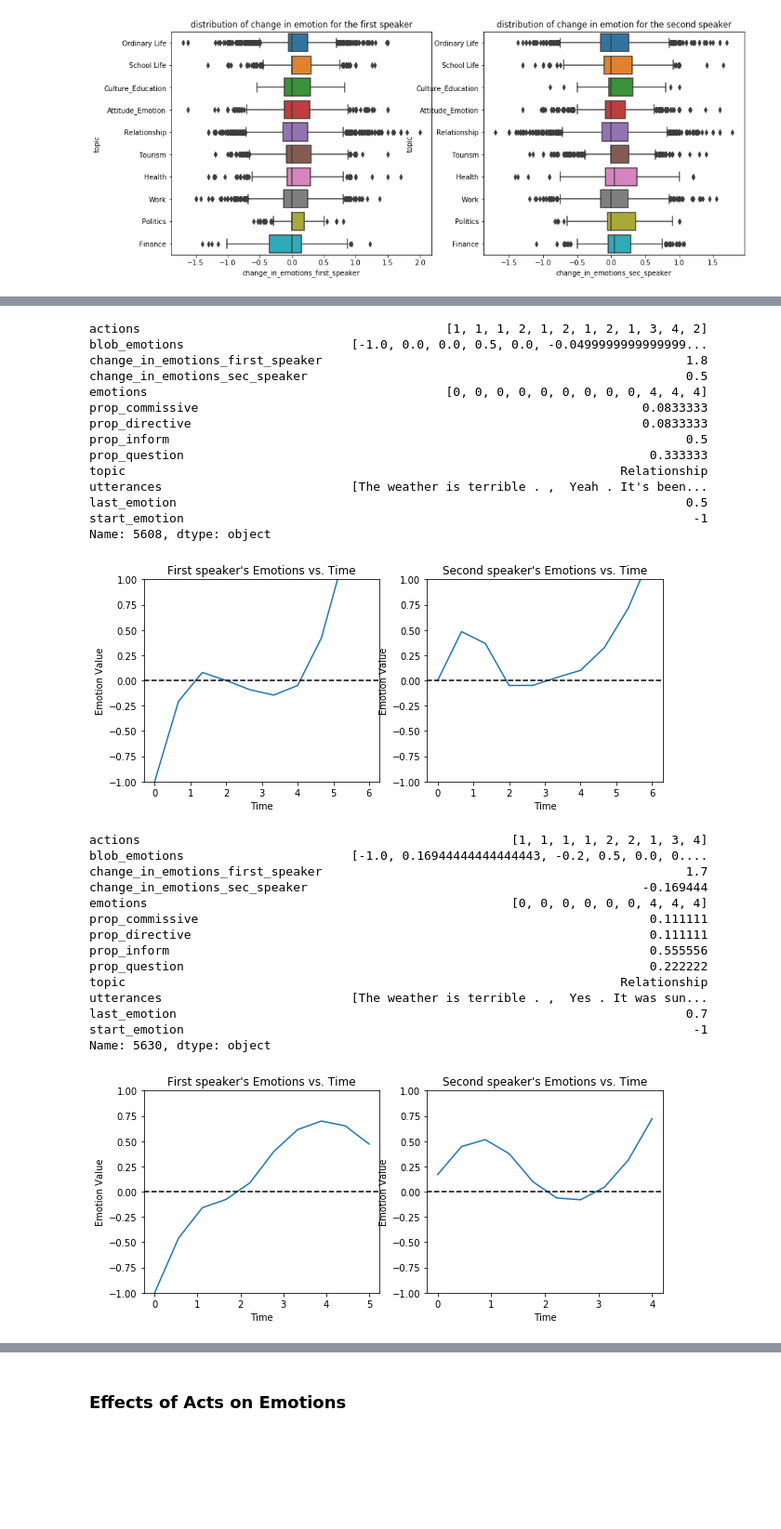
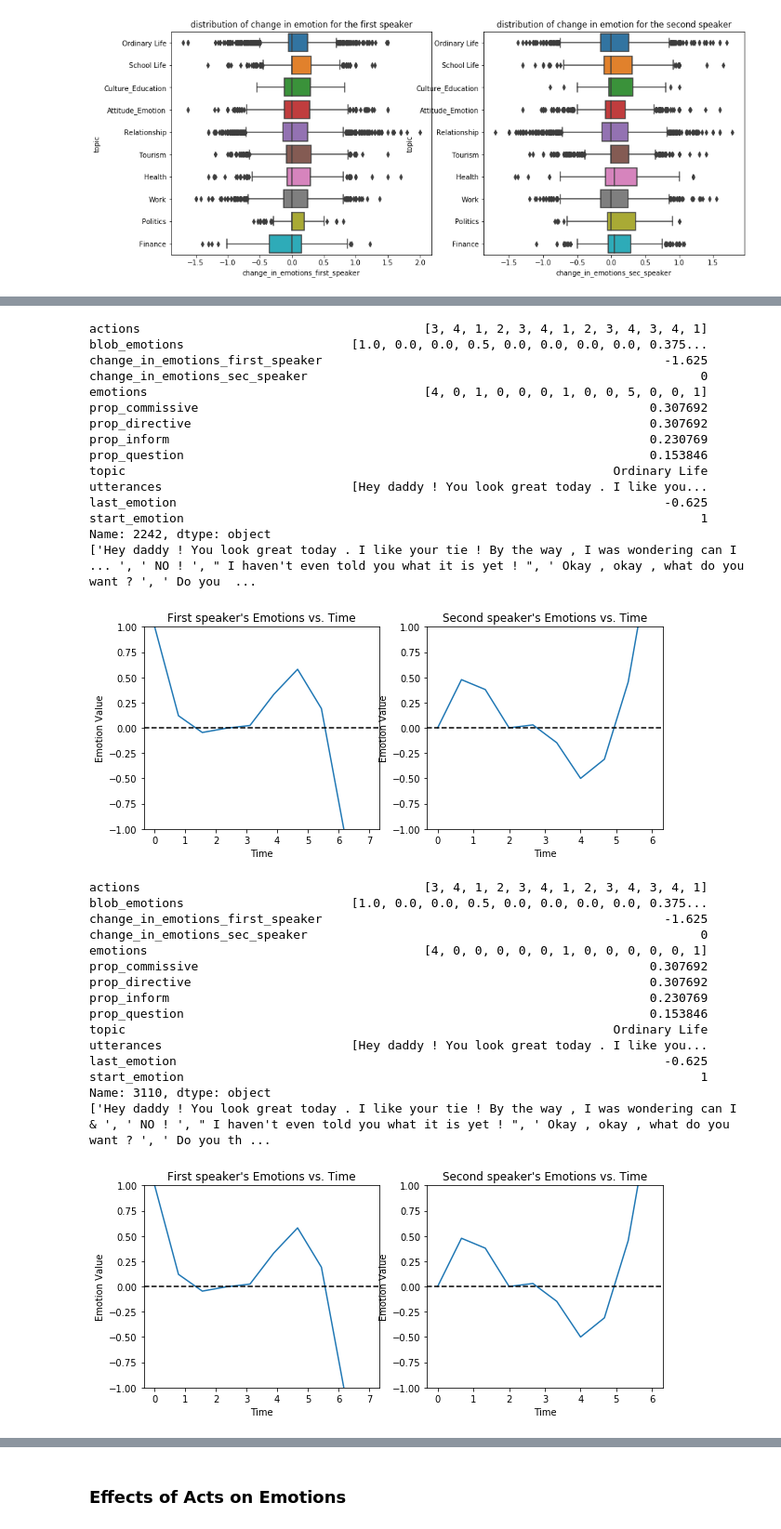
Before and after one commit to zmahoor/loris_ai_data_challenge, a Jupyter notebook: question_1.ipynb, the cells around one changed output, grey strips where cells are left out. Shown at 93% size. Drawn from its saved outputs; the diff is of its cells as text; code cells hidden in the pictures; blank space fills up the shorter version.

```diff
--- a/question_1.ipynb
+++ b/question_1.ipynb
@@ -284,8 +379,9 @@ plt.show()
 # %%
-largest_change = emotions_df.nlargest(3, 'change_in_emotions_first_speaker', keep='first')
+largest_change = emotions_df.nsmallest(3, 'change_in_emotions_first_speaker', keep='first')
 
 for index, row in largest_change.iterrows():
     print(row)
+    print(row['utterances'])
     row_dict = row.to_dict()
     plot_emotions(row_dict['blob_emotions'][::2], row_dict['blob_emotions'][1::2])
 # %% [output]
@@ -307,30 +404,32 @@ Name: 7483, dtype: object
-actions                                          [1, 1, 1, 2, 1, 2, 1, 2, 1, 3, 4, 2]
-blob_emotions                       [-1.0, 0.0, 0.0, 0.5, 0.0, -0.0499999999999999...
-change_in_emotions_first_speaker                                                  1.8
-change_in_emotions_sec_speaker                                                    0.5
-emotions                                         [0, 0, 0, 0, 0, 0, 0, 0, 0, 4, 4, 4]
-prop_commissive                                                             0.0833333
-prop_directive                                                              0.0833333
-prop_inform                                                                       0.5
-prop_question                                                                0.333333
-topic                                                                    Relationship
-utterances                          [The weather is terrible . ,  Yeah . It's been...
-last_emotion                                                                      0.5
-start_emotion                                                                      -1
-Name: 5608, dtype: object
+actions                                       [3, 4, 1, 2, 3, 4, 1, 2, 3, 4, 3, 4, 1]
+blob_emotions                       [1.0, 0.0, 0.0, 0.5, 0.0, 0.0, 0.0, 0.0, 0.375...
+change_in_emotions_first_speaker                                               -1.625
+change_in_emotions_sec_speaker                                                      0
+emotions                                      [4, 0, 1, 0, 0, 0, 1, 0, 0, 5, 0, 0, 1]
+prop_commissive                                                              0.307692
+prop_directive                                                               0.307692
+prop_inform                                                                  0.230769
+prop_question                                                                0.153846
+topic                                                                   Ordinary Life
+utterances                          [Hey daddy ! You look great today . I like you...
+last_emotion                                                                   -0.625
+start_emotion                                                                       1
+Name: 2242, dtype: object
+['Hey daddy ! You look great today . I like your tie ! By the way , I was wondering can I ... ', ' NO ! ', " I haven't even told you what it is yet ! ", ' Okay , okay , what do you want ? ', ' Do you  ...
-[figure, old version]
+[figure, new version]
-actions                                                   [1, 1, 1, 1, 2, 2, 1, 3, 4]
-blob_emotions                       [-1.0, 0.16944444444444443, -0.2, 0.5, 0.0, 0....
-change_in_emotions_first_speaker                                                  1.7
-change_in_emotions_sec_speaker                                              -0.169444
-emotions                                                  [0, 0, 0, 0, 0, 0, 4, 4, 4]
-prop_commissive                                                              0.111111
-prop_directive                                                               0.111111
-prop_inform                                                                  0.555556
-prop_question                                                                0.222222
-topic                                                                    Relationship
-utterances                          [The weather is terrible . ,  Yes . It was sun...
-last_emotion                                                                      0.7
-start_emotion                                                                      -1
-Name: 5630, dtype: object
+actions                                       [3, 4, 1, 2, 3, 4, 1, 2, 3, 4, 3, 4, 1]
+blob_emotions                       [1.0, 0.0, 0.0, 0.5, 0.0, 0.0, 0.0, 0.0, 0.375...
+change_in_emotions_first_speaker                                               -1.625
+change_in_emotions_sec_speaker                                                      0
+emotions                                      [4, 0, 0, 0, 0, 0, 1, 0, 0, 0, 0, 0, 1]
+prop_commissive                                                              0.307692
+prop_directive                                                               0.307692
+prop_inform                                                                  0.230769
+prop_question                                                                0.153846
+topic                                                                   Ordinary Life
+utterances                          [Hey daddy ! You look great today . I like you...
+last_emotion                                                                   -0.625
+start_emotion                                                                       1
+Name: 3110, dtype: object
+['Hey daddy ! You look great today . I like your tie ! By the way , I was wondering can I & ', ' NO ! ', " I haven't even told you what it is yet ! ", ' Okay , okay , what do you want ? ', ' Do you th ...
-[figure, old version]
+[figure, new version]
```
Also changed, not shown: parts of 24 cells of this notebook, 2 other files.
